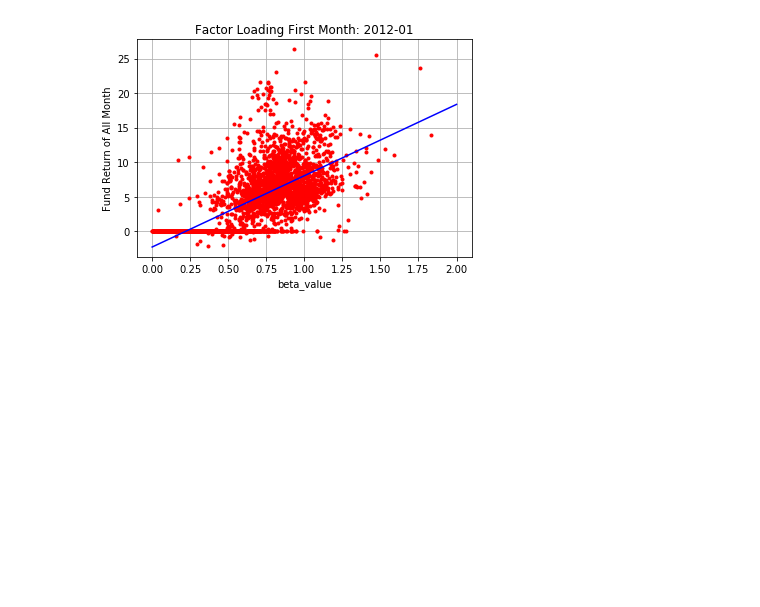
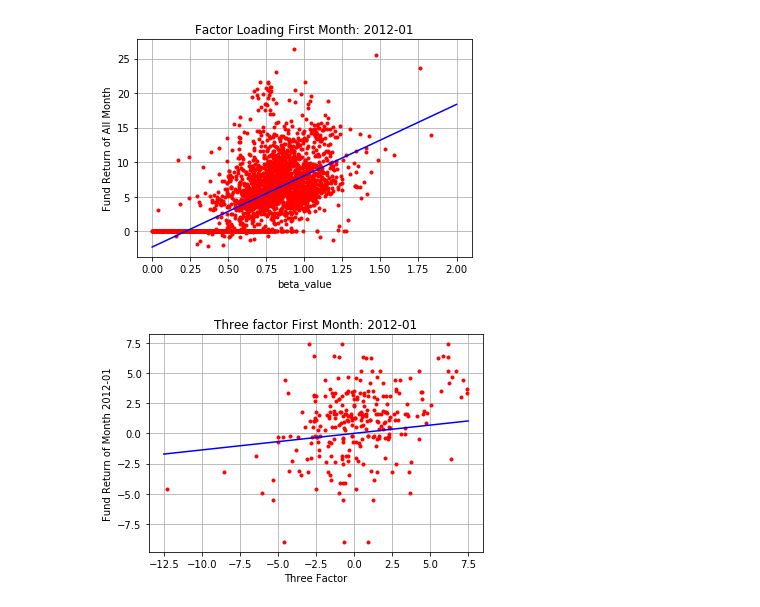
Before and after one commit to YuxuanSnow/BA_The-Impact-of-Portofolio, a Jupyter notebook: Regression1.ipynb, the cells around one changed output. Cells and saved outputs as stored; diff of their text form; code cells hidden in the pictures; blank space fills up the shorter version.

Commit message:
three factor used

```diff
--- a/Regression1.ipynb
+++ b/Regression1.ipynb
@@ -94,7 +95,7 @@ for x in range(0,92):
     for y in range(0,3276):
         locals()['return_AMFund_'+str(x+1)].append(locals()['predata_FundReturn_'+str(y+1)][x])
 
-#example for how to do the regression on gamma
+#example for how to do the regression on lambda
 
 polynom2 = np.polyfit(beta_value, return_AMFund_1, 1)
 x2 = np.linspace(0.0, 2.0, 3276)
@@ -108,17 +109,58 @@ plt.xlabel("beta_value")
 plt.ylabel("Fund Return of All Month")
 plt.pause(.5)
 
-#Totoally 92 months to caculate the gamma
-gamma_value = []
+#Totoally 92 months to caculate the lambda
+lambda_value = []
 
 for i in range(0,92):
     regression_2 = np.polyfit(beta_value, locals()['return_AMFund_'+str(i+1)], 1)
-    gamma_value.append(regression_2[0])
+    lambda_value.append(regression_2[0])
 # %% [output]
 [figure]
 # %%
-#calculate the performace by (return - rf- gamma*beta)
+#calculate the performace by (return - rf- lambda*beta)
 for i in range(0,3276):
     locals()['performance_'+str(i+1)] = []
     for j in range(0,92):
-        locals()['performance_'+str(i+1)].append(locals()['predata_FundReturn_'+str(i+1)][j]-rf[j]-beta_value[i]*gamma_value[j])
+        locals()['performance_'+str(i+1)].append(locals()['predata_FundReturn_'+str(i+1)][j]-rf[j]-beta_value[i]*lambda_value[j])
+# %%
+#multiple variable regression on beta
+three_factor = []
+beta_value_three_factor = []
+
+for i in range(0,92):
+    three_son = []
+    three_son.append(mkt_rf[i])
+    three_son.append(smb[i])
+    three_son.append(hml[i])
+    three_factor.append(three_son)
+
+#example for how to do the multivariate regression on beta
+r_it = predata_FundReturn_1
+
+reg = linear_model.LinearRegression()
+reg.fit(three_factor, r_it)
+polynom3 = reg.coef_
+
+x3 = np.linspace(-12.5, 7.5, 92)
+y3 = [polynom3[0]*ix + polynom3[1]*ix + polynom3[2]*ix for ix in x3]
+plt.cla()
+plt.plot(mkt_rf, predata_FundReturn_1, ".r")
+plt.plot(smb, predata_FundReturn_1, ".r")
+plt.plot(hml, predata_FundReturn_1, ".r")
+plt.plot(x3, y3, "-b")
+plt.grid(True)
+plt.title("Three factor First Month: 2012-01")
+plt.xlabel("Three Factor")
+plt.ylabel("Fund Return of Month 2012-01")
+plt.pause(.5)
+
+#Totoally 3276 beta value in the array
+for i in range(1,3277):
+    r_it = locals()['predata_FundReturn_'+str(i)]
+    reg = linear_model.LinearRegression()
+    reg.fit(three_factor, r_it)
+    regression_3 = reg.coef_
+    beta_value_three_factor.append(regression_3)
+# %% [output]
+[figure, added]
```
Also changed, not shown: parts of 4 cells of this notebook, 1 other file.
